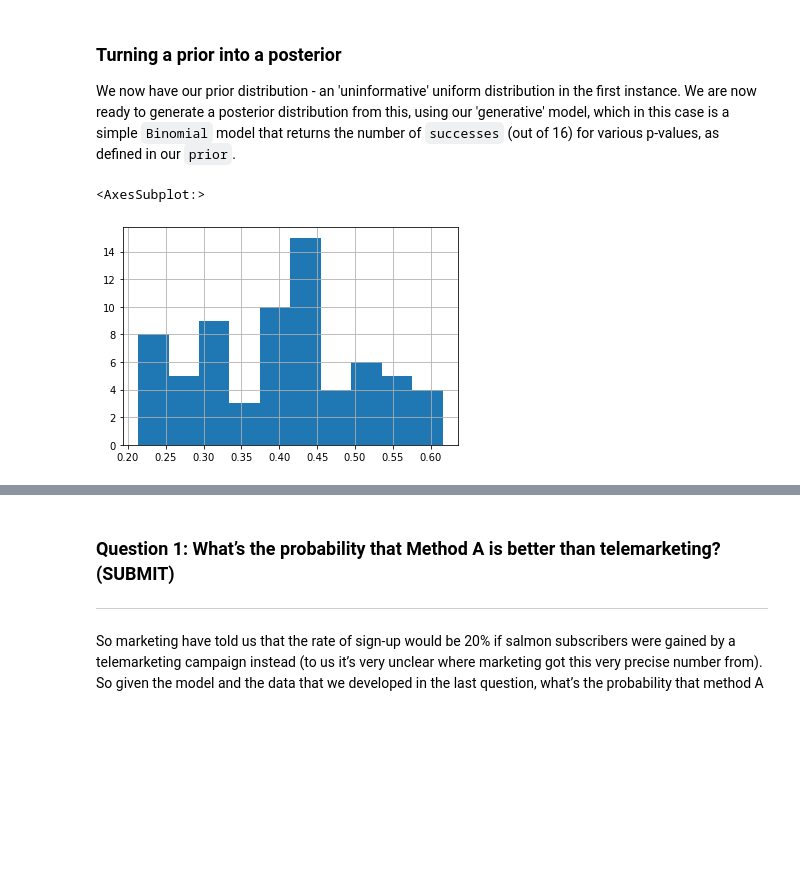
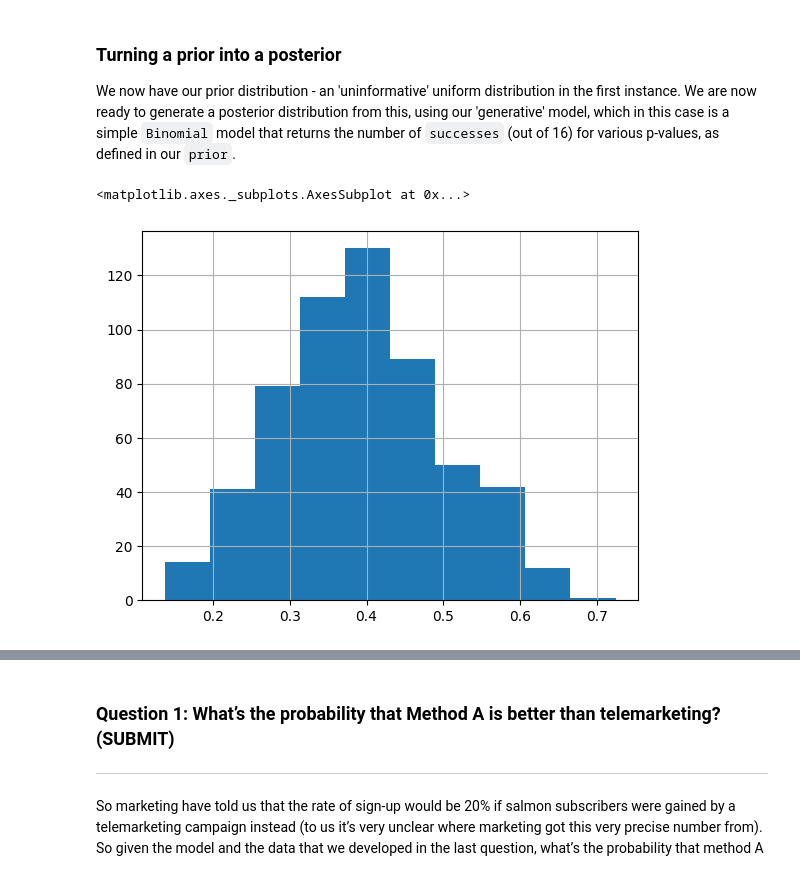
Before and after one commit to celrm/quantitative-methods-for-ai, a Jupyter notebook: Lab_5/CS824_Lab_5_Group_C.ipynb, the cells around one changed output, grey strips where cells are left out. Saved outputs shown, nothing was run; the diff lists cells and outputs as text; code cells hidden in the pictures; blank space fills up the shorter version.

```diff
--- a/Lab_5/CS824_Lab_5_Group_C.ipynb
+++ b/Lab_5/CS824_Lab_5_Group_C.ipynb
@@ -121,0 +161,17 @@ What is the probability that there will be more than 4 women in this random samp
+# %%
+# The data for the second question
+lbound = 5
+women_in_carbuyers = 1 - men_in_carbuyers
+
+# The complementary of the cummulative density function
+print(1 - binom.cdf(k=lbound-1,      # Probability of k=7 or less (then we take the complementary)
+            n=n_trials,     # In an experiment involing 10 trials
+            p=women_in_carbuyers))    # With the success of probability = 0.2
+
+# Another way of doing it: the sum of all relevant values we get from the mass function
+sum_prob = 0
+for i in range(lbound,n_trials+1):
+    sum_prob += binom.pmf(k=i,      # Probability of exactly k = i successes
+                          n=n_trials,     # In an experiment involing 10 trials
+                          p=women_in_carbuyers)    # With the success of probability = 0.2
+print(sum_prob)
@@ -121,0 +181,17 @@ What is the probability that there will be more than 4 women in this random samp
+# %%
+# another way is to calculate 5 men or less
+men_in_carbuyers = 0.8
+ubound = 5
+
+# The cummulative density function
+print(binom.cdf(k=ubound,      # Probability of k=5 or less
+            n=n_trials,     # In an experiment involing 10 trials
+            p=men_in_carbuyers))    # With the success of probability = 0.8
+
+# Another way of doing it: the sum of all relevant values we get from the mass function
+sum_prob = 0
+for i in range(ubound+1):
+    sum_prob += binom.pmf(k=i,      # Probability of exactly k = i successes
+                          n=n_trials,     # In an experiment involing 10 trials
+                          p=men_in_carbuyers)    # With the success of probability = 0.8
+print(sum_prob)
@@ -172,7 +259,7 @@ import pandas as pd
 import numpy as np
 
 # Number of random draws from the prior   (start with 1,000 - later you can try different options)
-n_draw = 1000
+n_draw = 10000
 
 # Defining and drawing from the prior distribution
 prior_rate = pd.Series(np.random.uniform(0, 1, size = n_draw))
@@ -192,33 +279,33 @@ Your histogram may look a bit 'staggered' so you may wish to set the number of d
 We now have our prior distribution - an 'uninformative' uniform distribution in the first instance. We are now ready to generate a posterior distribution from this, using our 'generative' model, which in this case is a simple `Binomial` model that returns the number of `successes` (out of 16) for various p-values, as defined in our `prior`.
 # %%
 # Defining the generative model
-def gen_model(prob):
+def gen_modelA(prob):
     return(np.random.binomial(16, prob))
 
 
 # A list into which we will collect the outputs from our generative model
 subscribers = list()
 
 # Simulating the data (using the 'prior' set up on the last cell)
 for p in prior_rate:
-    subscribers.append(gen_model(p))
+    subscribers.append(gen_modelA(p))
 
 
 # Now we want to compare the outputs from the generative model with the data we actually observed.
 
 # Observed data in our marketing exerise with 16 mailed out brochures
-observed_data = 6
+observed_dataA = 6
 
 # Here we apply a filter so that we only end up with the draws that match our data.
 # There may be some new Python commands here, so you may wish to look them up in the documentation.
 
-post_rate = prior_rate[list(map(lambda x: x == observed_data, subscribers))]
+post_rate = prior_rate[list(map(lambda x: x == observed_dataA, subscribers))]
 
 # Eyeball the posterior
 post_rate.hist()
 # %% [output]
-<AxesSubplot:>
+<matplotlib.axes._subplots.AxesSubplot at 0x...>
-[figure, old version]
+[figure, new version]
 # %%
 # After the filtering we don't have that many draws left.
 # As a rule of thumb we should aim for >1000 draws to get an more informative summary.
```
Also changed, not shown: parts of 31 cells of this notebook, 4 other files.
